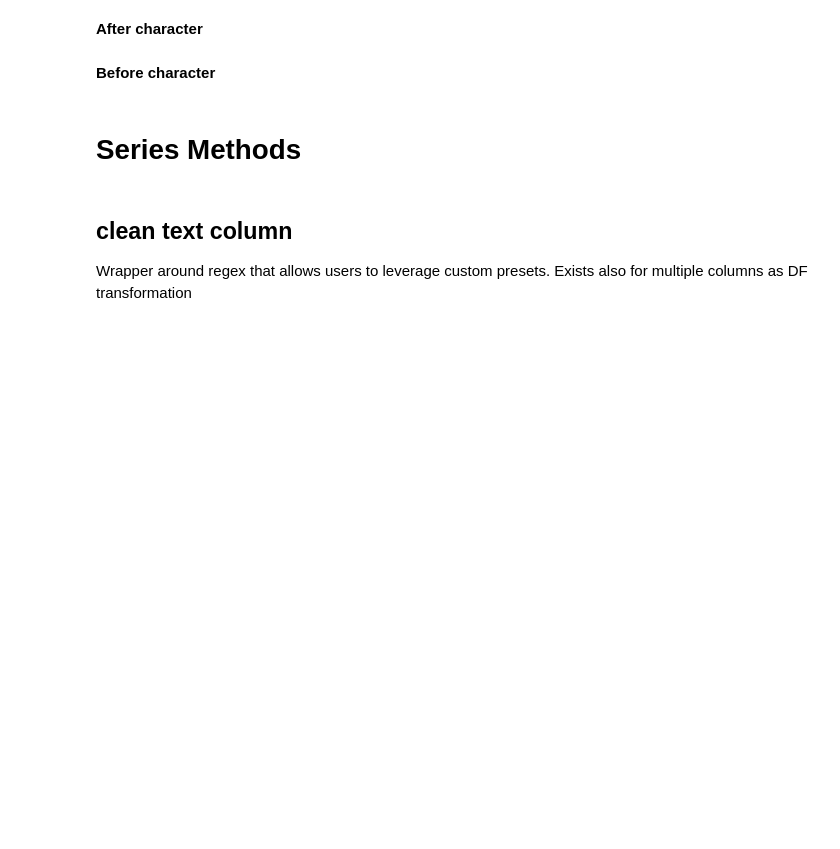
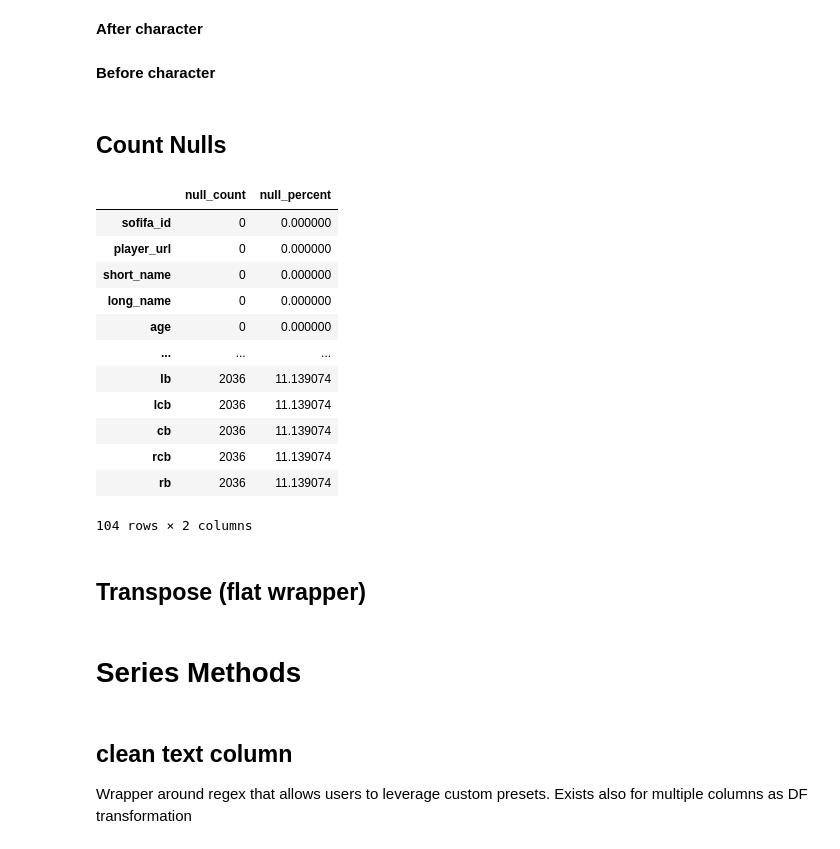
Before and after one commit to molinsp/fastdata, a Jupyter notebook: 00_core.ipynb, the cells around one changed output. Saved outputs shown, nothing was run; the diff lists cells and outputs as text; code cells hidden in the pictures; blank space fills up the shorter version.

Commit message:
Count nulls & flat transpose

```diff
--- a/00_core.ipynb
+++ b/00_core.ipynb
@@ -401,3 +401,5 @@ before_character_expected = pd.DataFrame({
 before_character = textdf.fdt.clean_text_columns(['col1','col2'], mode='before_character', character='+')[['col1','col2']]
 # %%
 assert before_character.equals(before_character_expected)
+# %% [markdown]
+## Count Nulls
@@ -403,0 +414,20 @@ assert before_character.equals(before_character_expected)
+# %%
+fifa = pd.read_csv('test_datasets/players_20.csv')
+# %%
+fifa.fdt.count_nulls()
+# %% [output]
+|  | null_count | null_percent |
+| sofifa_id | 0 | 0.000000 |
+| player_url | 0 | 0.000000 |
+| short_name | 0 | 0.000000 |
+| long_name | 0 | 0.000000 |
+| age | 0 | 0.000000 |
+| ... | ... | ... |
+| lb | 2036 | 11.139074 |
+| lcb | 2036 | 11.139074 |
+| cb | 2036 | 11.139074 |
+| rcb | 2036 | 11.139074 |
+| rb | 2036 | 11.139074 |
+104 rows × 2 columns
+# %% [markdown]
+## Transpose (flat wrapper)
```
Also changed, not shown: parts of 7 cells of this notebook, 14 other files.
